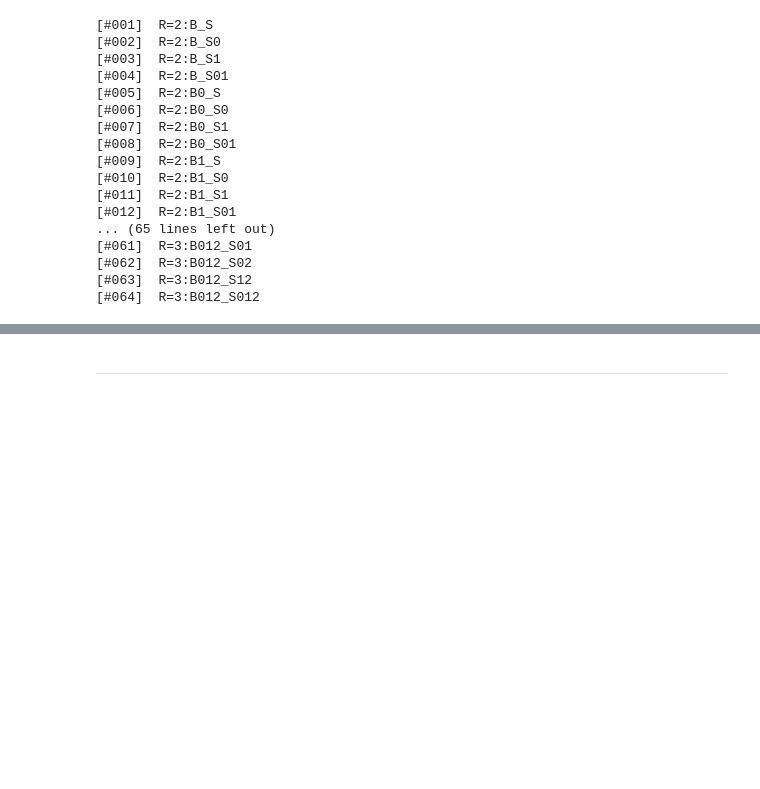
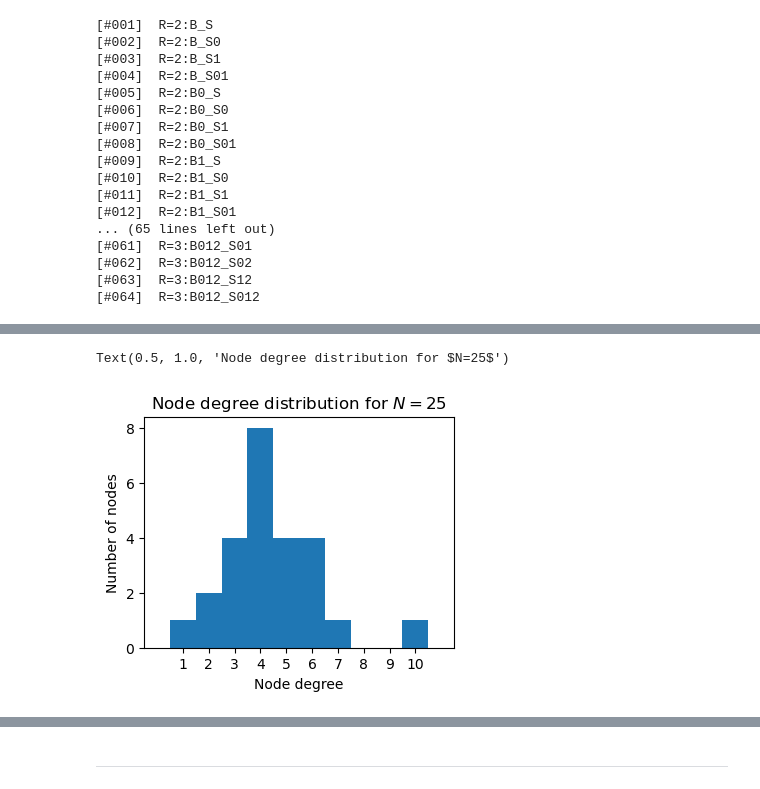
Before and after one commit to mrollier/network_automata_robustness, a Jupyter notebook: overview.ipynb, the cells around one changed output, grey strips where cells are left out. Drawn from its saved outputs; the diff is of its cells as text; code cells hidden in the pictures; blank space fills up the shorter version.

Commit message:
Add paragraph in overview containing explanation on node degree and similarity measures

```diff
--- a/overview.ipynb
+++ b/overview.ipynb
@@ -114,0 +129,21 @@ for R in range(2,4):
+# %%
+# for example: node degree
+N=25; p=.2
+G = ig.Graph.Erdos_Renyi(n=N, p=p)
+
+fig, ax = plt.subplots(1,1,figsize=(4,3))
+
+degrees = G.degree()
+min_degree = min(degrees); max_degree = max(degrees)
+bins = np.arange(min_degree, max_degree+2)-.5
+
+ax.hist(degrees, bins=bins)
+ax.set_xlim(min_degree-1.5, max_degree+1.5)
+ax.set_xticks(bins[:-1]+.5)
+
+ax.set_xlabel("Node degree")
+ax.set_ylabel("Number of nodes")
+ax.set_title(f"Node degree distribution for $N={N}$")
+# %% [output]
+Text(0.5, 1.0, 'Node degree distribution for $N=25$')
+[figure, added]
```
Also changed, not shown: parts of 12 cells of this notebook.
